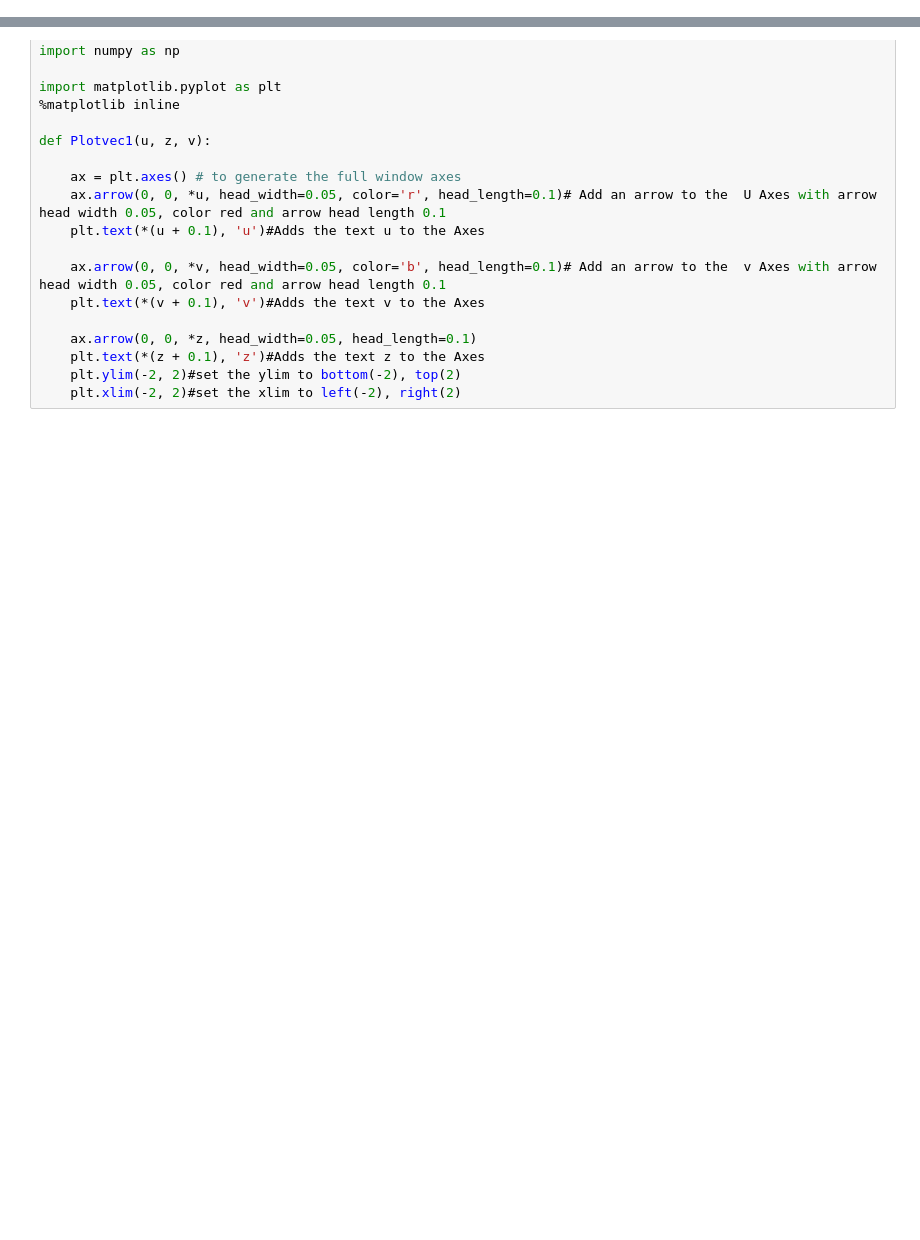
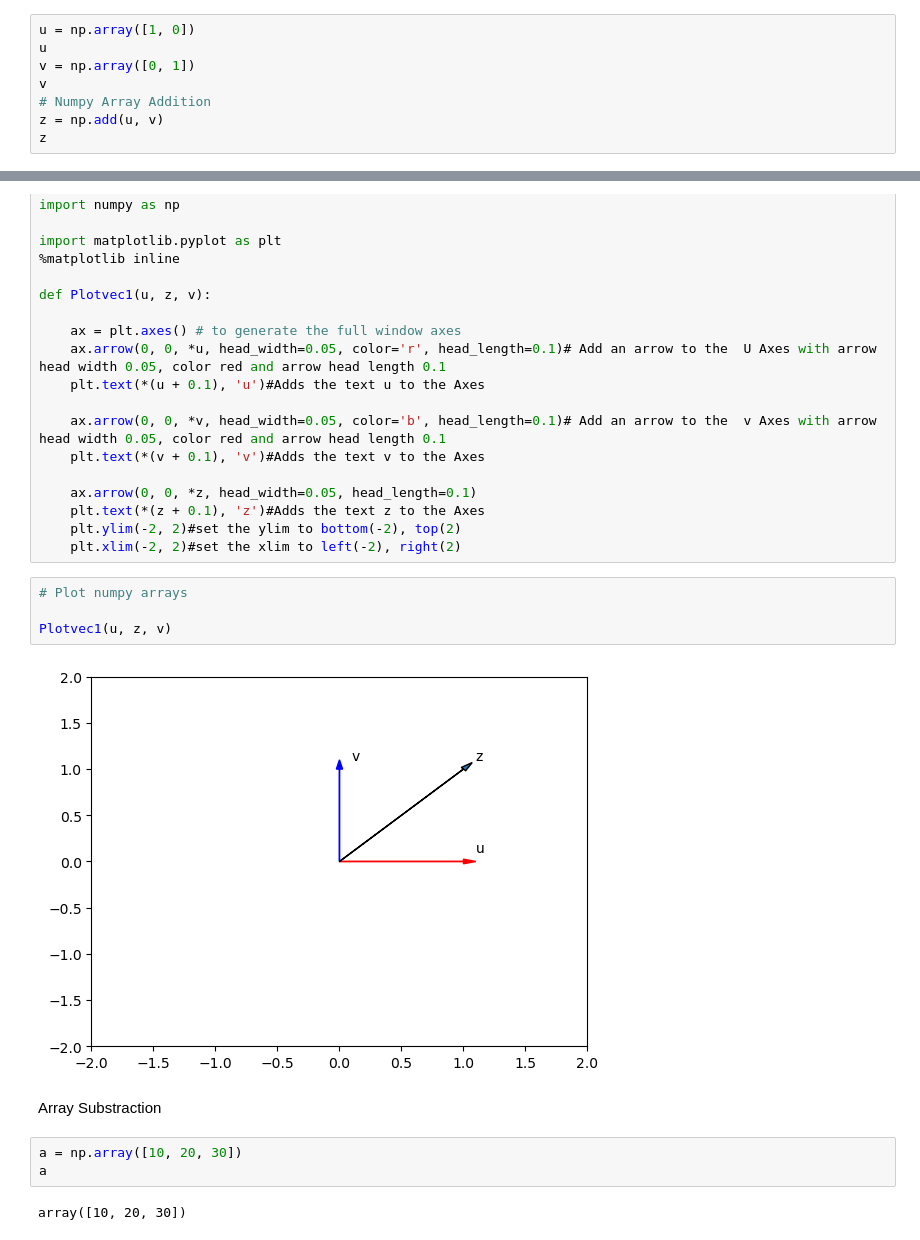
Before and after one commit to gmdeorozco/Coursera-Data-Science, a Jupyter notebook: NumpyPractice.ipynb, the cells around one changed output, grey strips where cells are left out. Drawn from its saved outputs; the diff is of its cells as text; blank space fills up the shorter version.

```diff
--- a/NumpyPractice.ipynb
+++ b/NumpyPractice.ipynb
@@ -77,3 +77,11 @@ standard_deviation=a.std()
 standard_deviation
 # %% [output]
 1.0
+# %%
+u = np.array([1, 0])
+u
+v = np.array([0, 1])
+v
+# Numpy Array Addition
+z = np.add(u, v)
+z
@@ -103,3 +113,16 @@ def Plotvec1(u, z, v):
     plt.text(*(z + 0.1), 'z')#Adds the text z to the Axes
     plt.ylim(-2, 2)#set the ylim to bottom(-2), top(2)
     plt.xlim(-2, 2)#set the xlim to left(-2), right(2)
+# %%
+# Plot numpy arrays
+
+Plotvec1(u, z, v)
+# %% [output]
+[figure, added]
+# %% [markdown]
+Array Substraction
+# %%
+a = np.array([10, 20, 30])
+a
+# %% [output]
+array([10, 20, 30])
```
Also changed, not shown: parts of 30 cells of this notebook.
